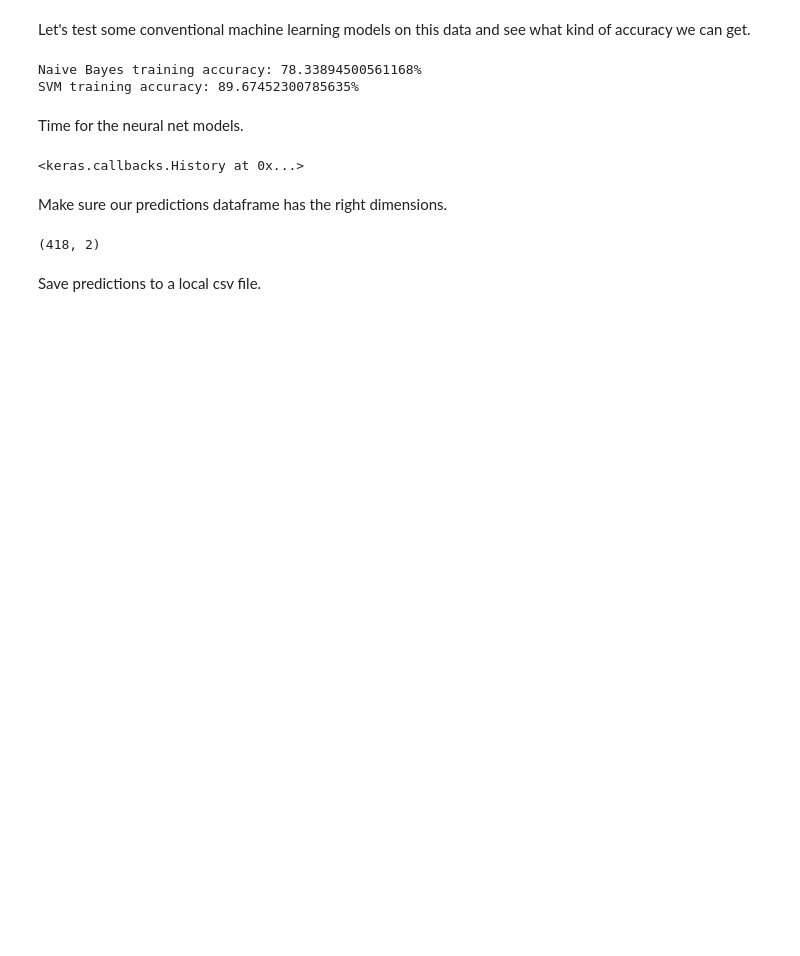
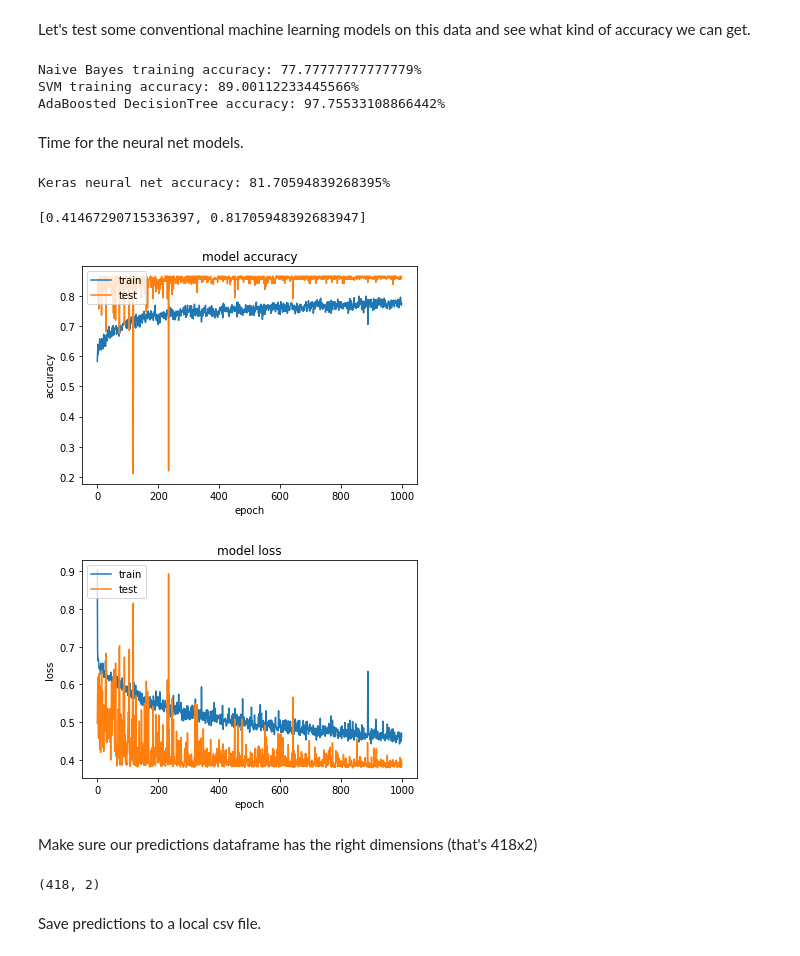
Before and after one commit to phrazzld/kaggle, a Jupyter notebook: titanic/titanic_predicting_survival.ipynb, the cells around one changed output. Saved outputs shown, nothing was run; the diff lists cells and outputs as text; code cells hidden in the pictures; blank space fills up the shorter version.

Commit message:
Plot model accuracy and loss function

```diff
--- a/titanic/titanic_predicting_survival.ipynb
+++ b/titanic/titanic_predicting_survival.ipynb
@@ -40,5 +41,4 @@ dtype: int64
 # %% [markdown]
 Let's explore the data with the aim of writing a function that cleans up those null Age values in a reasonable way.
 # %%
-s = train.groupby(['Pclass', 'Sex'])[['Age']].apply(np.nanmedian)
-print(s)
+s = train.groupby(['Sex', 'Pclass'])[['Age']].apply(np.nanmedian)
@@ -159,11 +86,11 @@ y.head()
 X = train.drop('Survived', axis=1)
 # %% [markdown]
 Let's test some conventional machine learning models on this data and see what kind of accuracy we can get.
+# %%
+# Make sure our data is shaped right for sklearn
+X_vals = X.values # just the features columns
+y_vals = y.values[:,1] # just the "Survived" column
 # %%
-# Make sure our data is shaped right
-X_vals = X.values[:,0:6]
-y_vals = y.values[:,1]
-
 from sklearn.metrics import accuracy_score
 
 # Naive Bayes
@@ -183,26 +110,33 @@ acc_svm = accuracy_score(y_vals, pred_svm)
 print("SVM training accuracy: {0}%".format(acc_svm*100.))
 
 # AdaBoosted Decision Trees
+from sklearn.tree import DecisionTreeClassifier
+from sklearn.ensemble import AdaBoostClassifier
+clf_ada_dtc = AdaBoostClassifier(base_estimator=DecisionTreeClassifier(),
+                                 n_estimators=50,
+                                 learning_rate=1.,
+                                 algorithm='SAMME.R')
+clf_ada_dtc.fit(X_vals, y_vals)
+pred_ada_dtc = clf_ada_dtc.predict(X_vals)
+acc_ada_dtc = accuracy_score(y_vals, pred_ada_dtc)
+print("AdaBoosted DecisionTree accuracy: {0}%".format(acc_ada_dtc*100.))
 # %% [output]
-Naive Bayes training accuracy: 78.33894500561168%
-SVM training accuracy: 89.67452300785635%
+Naive Bayes training accuracy: 77.77777777777779%
+SVM training accuracy: 89.00112233445566%
+AdaBoosted DecisionTree accuracy: 97.75533108866442%
 # %% [markdown]
 Time for the neural net models.
 # %%
 model = Sequential()
-model.add(Dense(units=200, input_dim=X.shape[1]))
+model.add(Dense(units=200, input_shape=X_vals.shape[1:]))
 model.add(Activation('relu'))
-model.add(Dense(units=200, input_dim=200))
+model.add(Dense(units=200))
 model.add(Activation('relu'))
-model.add(Dense(units=24, input_dim=200))
+model.add(Dense(units=24))
 model.add(Activation('relu'))
-model.add(Dense(units=2, input_dim=24))
+model.add(Dense(units=2))
 model.add(Activation('softmax'))
 
 optim = SGD(lr=0.001)
 
 model.compile(loss='categorical_crossentropy', optimizer=optim, metrics=['accuracy'])
-
-model.fit(X.values, y.values, epochs=500, verbose=0)
-# %% [output]
-<keras.callbacks.History at 0x...>
@@ -211,3 +143,31 @@ print("Keras neural net accuracy: {0}%".format(model.evaluate(X.values, y.values
+# %%
+history = model.fit(X_vals, y.values, validation_split=0.33, epochs=1000, batch_size=16, verbose=0)
+
+print("\n\nKeras neural net accuracy: {0}%".format(model.evaluate(X_vals, y.values)[1]*100.))
+model.evaluate(X_vals, y.values)
+# %% [output]
+Keras neural net accuracy: 81.70594839268395%
+[0.41467290715336397, 0.81705948392683947]
+# %%
+# summarize history for accuracy
+plt.plot(history.history['acc'])
+plt.plot(history.history['val_acc'])
+plt.title('model accuracy')
+plt.ylabel('accuracy')
+plt.xlabel('epoch')
+plt.legend(['train', 'test'], loc='upper left')
+plt.show()
+# summarize history for loss
+plt.plot(history.history['loss'])
+plt.plot(history.history['val_loss'])
+plt.title('model loss')
+plt.ylabel('loss')
+plt.xlabel('epoch')
+plt.legend(['train', 'test'], loc='upper left')
+plt.show()
+# %% [output]
+[figure, added]
+[figure, added]
 # %%
 p_sub = model.predict_classes(test.values)
 
@@ -215,7 +175,7 @@ predictions = pd.DataFrame()
 predictions['PassengerId'] = test.index
 predictions['Survived'] = p_sub
 # %% [markdown]
-Make sure our predictions dataframe has the right dimensions.
+Make sure our predictions dataframe has the right dimensions (that's 418x2)
 # %%
 predictions.shape
 # %% [output]
```
Also changed, not shown: parts of 12 cells of this notebook, 1 other file.
